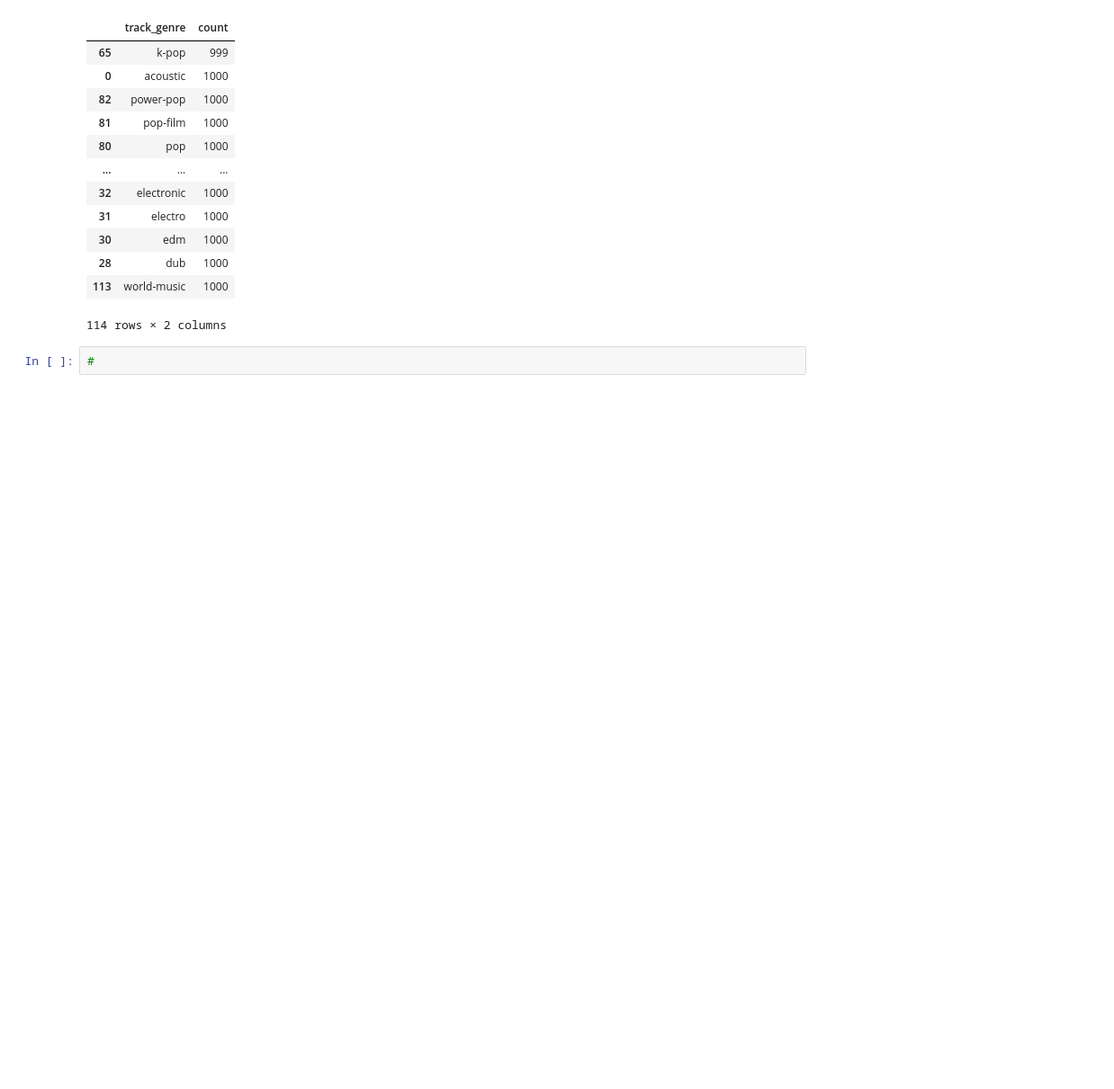
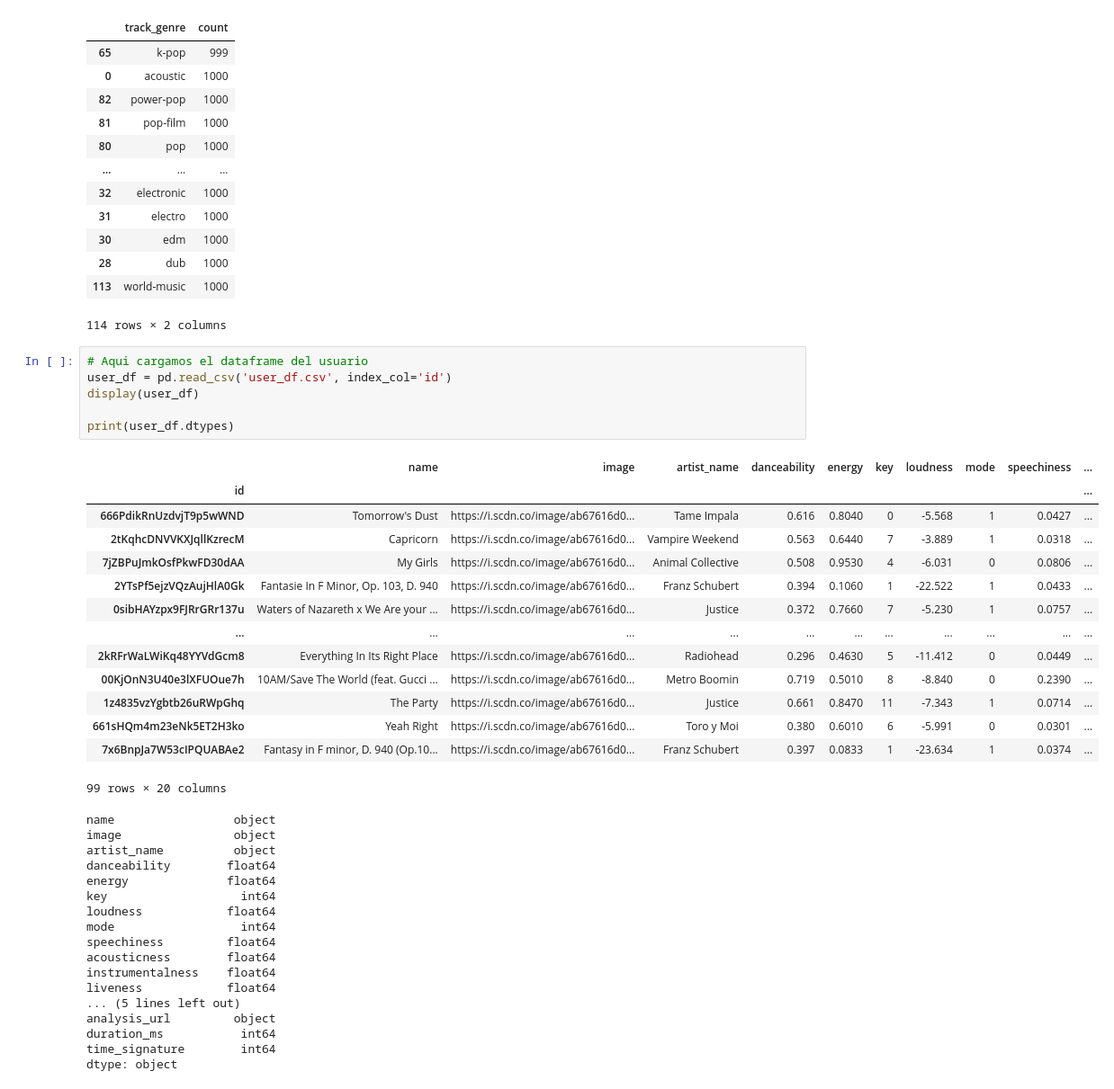
Before and after one commit to EduardoHGomez/Spotify-taste, a Jupyter notebook: analysis.ipynb, the cells around one changed output. Shown at 90% size. Drawn from its saved outputs; the diff is of its cells as text; blank space fills up the shorter version.

```diff
--- a/analysis.ipynb
+++ b/analysis.ipynb
@@ -97,5 +98,41 @@ genres.sort_values(by=['count'])
 | 28 | dub | 1000 |
 | 113 | world-music | 1000 |
 114 rows × 2 columns
-# %%
-#
+# %%
+# Aqui cargamos el dataframe del usuario
+user_df = pd.read_csv('user_df.csv', index_col='id')
+display(user_df)
+
+print(user_df.dtypes)
+# %% [output]
+|  | name | image | artist_name | danceability | energy | key | loudness | mode | speechiness | ... |
+| id |  |  |  |  |  |  |  |  |  | ... |
+| 666PdikRnUzdvjT9p5wWND | Tomorrow's Dust | https://i.scdn.co/image/ab67616d0... | Tame Impala | 0.616 | 0.8040 | 0 | -5.568 | 1 | 0.0427 | ... |
+| 2tKqhcDNVVKXJqllKzrecM | Capricorn | https://i.scdn.co/image/ab67616d0... | Vampire Weekend | 0.563 | 0.6440 | 7 | -3.889 | 1 | 0.0318 | ... |
+| 7jZBPuJmkOsfPkwFD30dAA | My Girls | https://i.scdn.co/image/ab67616d0... | Animal Collective | 0.508 | 0.9530 | 4 | -6.031 | 0 | 0.0806 | ... |
+| 2YTsPf5ejzVQzAujHlA0Gk | Fantasie In F Minor, Op. 103, D. 940 | https://i.scdn.co/image/ab67616d0... | Franz Schubert | 0.394 | 0.1060 | 1 | -22.522 | 1 | 0.0433 | ... |
+| 0sibHAYzpx9FJRrGRr137u | Waters of Nazareth x We Are your ... | https://i.scdn.co/image/ab67616d0... | Justice | 0.372 | 0.7660 | 7 | -5.230 | 1 | 0.0757 | ... |
+| ... | ... | ... | ... | ... | ... | ... | ... | ... | ... | ... |
+| 2kRFrWaLWiKq48YYVdGcm8 | Everything In Its Right Place | https://i.scdn.co/image/ab67616d0... | Radiohead | 0.296 | 0.4630 | 5 | -11.412 | 0 | 0.0449 | ... |
+| 00KjOnN3U40e3lXFUOue7h | 10AM/Save The World (feat. Gucci ... | https://i.scdn.co/image/ab67616d0... | Metro Boomin | 0.719 | 0.5010 | 8 | -8.840 | 0 | 0.2390 | ... |
+| 1z4835vzYgbtb26uRWpGhq | The Party | https://i.scdn.co/image/ab67616d0... | Justice | 0.661 | 0.8470 | 11 | -7.343 | 1 | 0.0714 | ... |
+| 661sHQm4m23eNk5ET2H3ko | Yeah Right | https://i.scdn.co/image/ab67616d0... | Toro y Moi | 0.380 | 0.6010 | 6 | -5.991 | 0 | 0.0301 | ... |
+| 7x6BnpJa7W53cIPQUABAe2 | Fantasy in F minor, D. 940 (Op.10... | https://i.scdn.co/image/ab67616d0... | Franz Schubert | 0.397 | 0.0833 | 1 | -23.634 | 1 | 0.0374 | ... |
+99 rows × 20 columns
+name                 object
+image                object
+artist_name          object
+danceability        float64
+energy              float64
+key                   int64
+loudness            float64
+mode                  int64
+speechiness         float64
+acousticness        float64
+instrumentalness    float64
+liveness            float64
+... (5 lines left out)
+analysis_url         object
+duration_ms           int64
+time_signature        int64
+dtype: object
```
Also changed, not shown: parts of 4 cells of this notebook, 4 other files.
